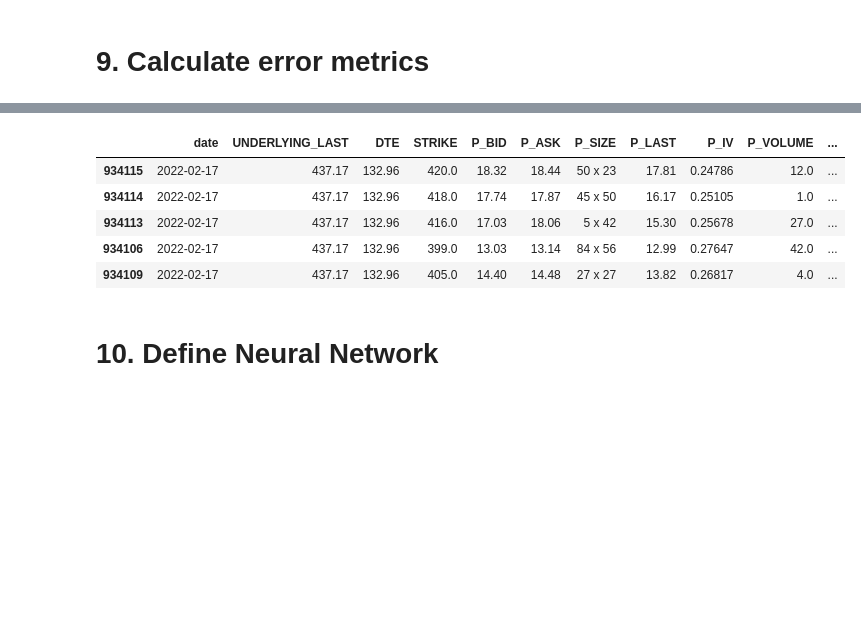
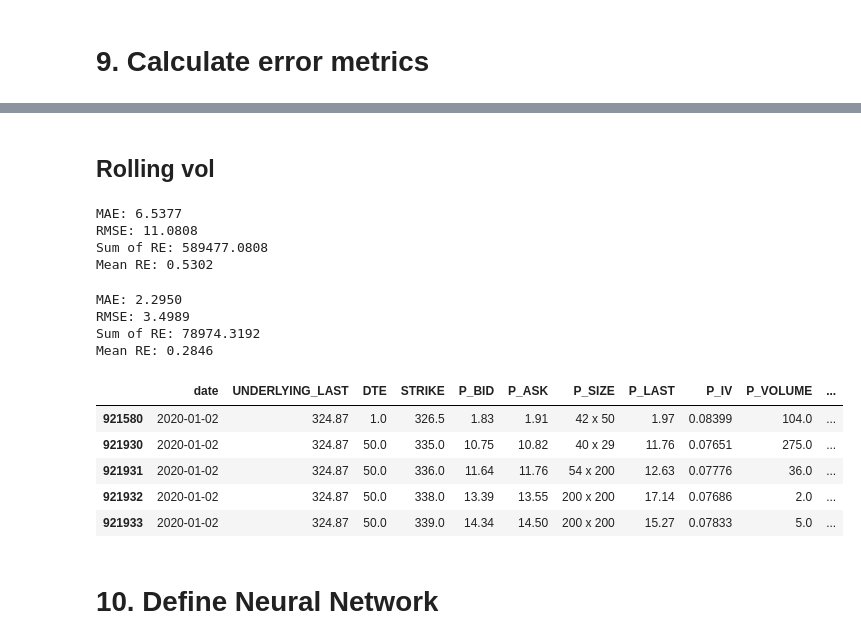
Before and after one commit to VictorFRasmussen/Neural-Networks-in-Finance, a Jupyter notebook: Options_pricing.ipynb, the cells around one changed output, grey strips where cells are left out. Cells and saved outputs as stored; diff of their text form; code cells hidden in the pictures; blank space fills up the shorter version.

```diff
--- a/Options_pricing.ipynb
+++ b/Options_pricing.ipynb
@@ -88,0 +111,5 @@ df['implied_volatility'] = df.apply(compute_iv, axis=1)
+# %%
+vol_df = vol_df.reset_index().rename(columns={'index': 'date'})
+df = df.merge(vol_df[['date', 'vol_20d_annual']], on='date', how='left')
+# %%
+df['vol_20d_annual'].fillna(0.20, inplace=True)
@@ -88,0 +123,3 @@ df['implied_volatility'] = df.apply(compute_iv, axis=1)
+# %%
+df.sort_values(by=['vol_20d_annual'], ascending=True, inplace=True)
+df.head()
@@ -215,0 +384,5 @@ See the caveats in the documentation: https://pandas.pydata.org/pandas-docs/stab
+# %%
+test_df['Bjerksund_Stensland_price_const_vol'] = test_df.apply(lambda row: BS2002('p', row['UNDERLYING_LAST'], row['STRIKE'], row['T'], row['risk_free_rate'], 0.015, 0.2), axis=1)
+train_df['Bjerksund_Stensland_price_const_vol'] = train_df.apply(lambda row: BS2002('p', row['UNDERLYING_LAST'], row['STRIKE'], row['T'], row['risk_free_rate'], 0.015, 0.2), axis=1)
+test_df['Bjerksund_Stensland_price_rolling_vol'] = test_df.apply(lambda row: BS2002('p', row['UNDERLYING_LAST'], row['STRIKE'], row['T'], row['risk_free_rate'], 0.015, row['vol_20d_annual']), axis=1)
+train_df['Bjerksund_Stensland_price_rolling_vol'] = train_df.apply(lambda row: BS2002('p', row['UNDERLYING_LAST'], row['STRIKE'], row['T'], row['risk_free_rate'], 0.015, row['vol_20d_annual']), axis=1)
@@ -249,12 +451,66 @@ Error:
+# %% [markdown]
+## Rolling vol
+# %%
+# Errors
+abs_error_sum_rolling_vol = 0
+rmse_sum_rolling_vol = 0
+rel_error_sum_rolling_vol = 0
+for i in range(len(train_df)):
+    abs_error_sum_rolling_vol += np.abs(train_df['Bjerksund_Stensland_price_rolling_vol'].iloc[i] - train_df['midprice'].iloc[i])
+    rmse_sum_rolling_vol += (train_df['Bjerksund_Stensland_price_rolling_vol'].iloc[i] - train_df['midprice'].iloc[i])**2
+    rel_error_sum_rolling_vol += np.abs((train_df['Bjerksund_Stensland_price_rolling_vol'].iloc[i] - train_df['midprice'].iloc[i]) / np.abs(train_df['midprice'].iloc[i]))
+
+# Metrics
+mae_rolling_vol = abs_error_sum_rolling_vol / len(train_df)
+rmse_rolling_vol = np.sqrt(rmse_sum_rolling_vol / len(train_df))
+rel_error_rolling_vol = rel_error_sum_rolling_vol / len(train_df)
+re_sum_rolling_vol = rel_error_sum_rolling_vol
+
+
+print(f"MAE: {mae_rolling_vol:.4f}")
+print(f"RMSE: {rmse_rolling_vol:.4f}")
+print(f"Sum of RE: {re_sum_rolling_vol:.4f}")
+print(f"Mean RE: {rel_error_rolling_vol:.4f}")
+# %% [output]
+MAE: 6.5377
+RMSE: 11.0808
+Sum of RE: 589477.0808
+Mean RE: 0.5302
+# %%
+# Errors
+abs_error_sum_rolling_vol = 0
+rmse_sum_rolling_vol = 0
+rel_error_sum_rolling_vol = 0
+for i in range(len(test_df)):
+    abs_error_sum_rolling_vol += np.abs(test_df['Bjerksund_Stensland_price_rolling_vol'].iloc[i] - test_df['midprice'].iloc[i])
+    rmse_sum_rolling_vol += (test_df['Bjerksund_Stensland_price_rolling_vol'].iloc[i] - test_df['midprice'].iloc[i])**2
+    rel_error_sum_rolling_vol += np.abs((test_df['Bjerksund_Stensland_price_rolling_vol'].iloc[i] - test_df['midprice'].iloc[i]) / np.abs(test_df['midprice'].iloc[i]))
+
+# Metrics
+mae_rolling_vol = abs_error_sum_rolling_vol / len(test_df)
+rmse_rolling_vol = np.sqrt(rmse_sum_rolling_vol / len(test_df))
+rel_error_rolling_vol = rel_error_sum_rolling_vol / len(test_df)
+re_sum_rolling_vol = rel_error_sum_rolling_vol
+
+
+print(f"MAE: {mae_rolling_vol:.4f}")
+print(f"RMSE: {rmse_rolling_vol:.4f}")
+print(f"Sum of RE: {re_sum_rolling_vol:.4f}")
+print(f"Mean RE: {rel_error_rolling_vol:.4f}")
+# %% [output]
+MAE: 2.2950
+RMSE: 3.4989
+Sum of RE: 78974.3192
+Mean RE: 0.2846
 # %%
-test_df.head()
+train_df.head()
 # %% [output]
 |  | date | UNDERLYING_LAST | DTE | STRIKE | P_BID | P_ASK | P_SIZE | P_LAST | P_IV | P_VOLUME | ... |
-| 934115 | 2022-02-17 | 437.17 | 132.96 | 420.0 | 18.32 | 18.44 | 50 x 23 | 17.81 | 0.24786 | 12.0 | ... |
-| 934114 | 2022-02-17 | 437.17 | 132.96 | 418.0 | 17.74 | 17.87 | 45 x 50 | 16.17 | 0.25105 | 1.0 | ... |
-| 934113 | 2022-02-17 | 437.17 | 132.96 | 416.0 | 17.03 | 18.06 | 5 x 42 | 15.30 | 0.25678 | 27.0 | ... |
-| 934106 | 2022-02-17 | 437.17 | 132.96 | 399.0 | 13.03 | 13.14 | 84 x 56 | 12.99 | 0.27647 | 42.0 | ... |
-| 934109 | 2022-02-17 | 437.17 | 132.96 | 405.0 | 14.40 | 14.48 | 27 x 27 | 13.82 | 0.26817 | 4.0 | ... |
+| 921580 | 2020-01-02 | 324.87 | 1.0 | 326.5 | 1.83 | 1.91 | 42 x 50 | 1.97 | 0.08399 | 104.0 | ... |
+| 921930 | 2020-01-02 | 324.87 | 50.0 | 335.0 | 10.75 | 10.82 | 40 x 29 | 11.76 | 0.07651 | 275.0 | ... |
+| 921931 | 2020-01-02 | 324.87 | 50.0 | 336.0 | 11.64 | 11.76 | 54 x 200 | 12.63 | 0.07776 | 36.0 | ... |
+| 921932 | 2020-01-02 | 324.87 | 50.0 | 338.0 | 13.39 | 13.55 | 200 x 200 | 17.14 | 0.07686 | 2.0 | ... |
+| 921933 | 2020-01-02 | 324.87 | 50.0 | 339.0 | 14.34 | 14.50 | 200 x 200 | 15.27 | 0.07833 | 5.0 | ... |
 # %% [markdown]
 # 10. Define Neural Network
 # %%
```
Also changed, not shown: parts of 22 cells of this notebook, 4 other files.
